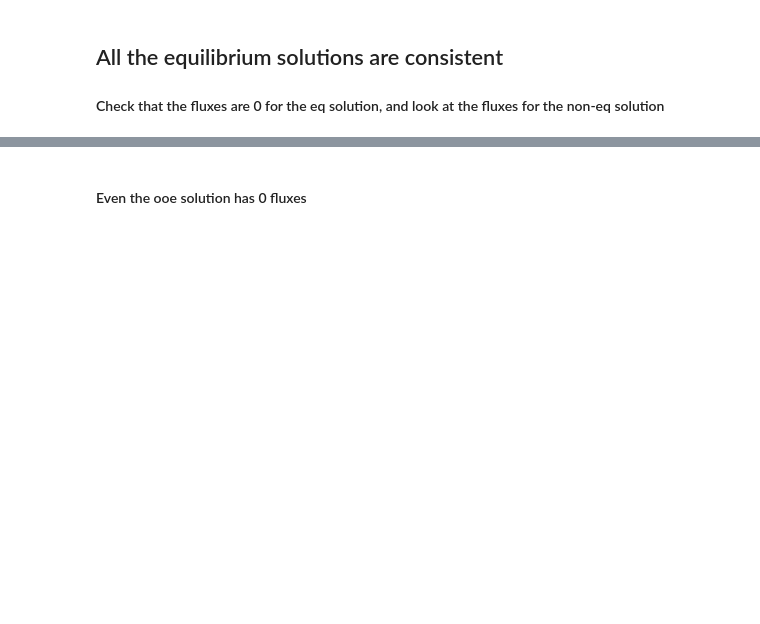
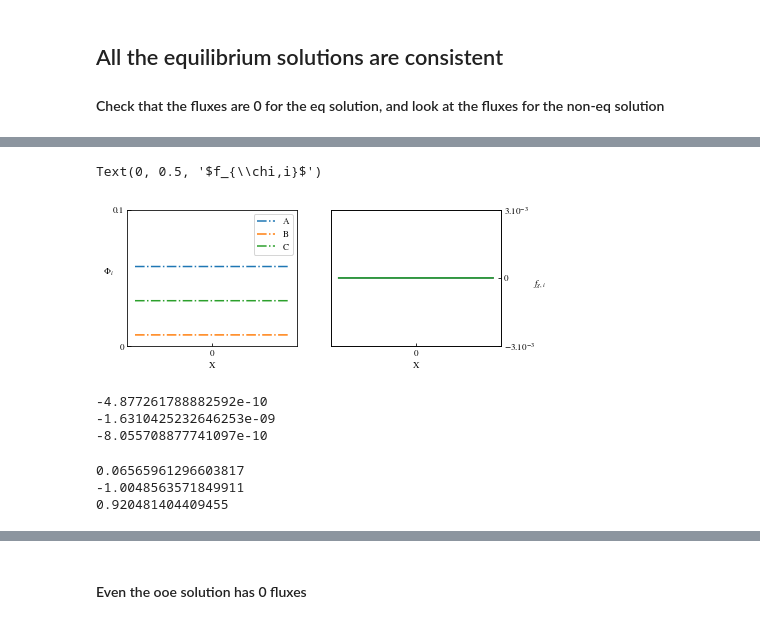
Before and after one commit to cachetdaspirine/active_phase_separation_small_computation, a Jupyter notebook: Simple_case_ooe_fluxs.ipynb, the cells around one changed output, grey strips where cells are left out. Drawn from its saved outputs; the diff is of its cells as text; code cells hidden in the pictures; blank space fills up the shorter version.

```diff
--- a/Simple_case_ooe_fluxs.ipynb
+++ b/Simple_case_ooe_fluxs.ipynb
@@ -161,0 +175,48 @@ for i in range(3):
+# %%
+fig,ax = plt.subplots(ncols=2,figsize=(2.*8.5/2.54,8.5/2.54/1.33))
+X = np.linspace(X0,Xf,n,endpoint=False)
+#ax2 = ax[0].twinx()
+ax[0].plot(X,rho_b_ooe,color = ColorCycle[0],linestyle='-.',label='A')
+#ax2.plot(X,Vb(X),color= ColorCycle[0],linewidth=0.8)
+ax[0].plot(X,rho_a_ooe,color = ColorCycle[1],linestyle='-.',label='B')
+#ax2.plot(X,Va(X),color= ColorCycle[1],linewidth=0.8)
+ax[0].plot(X,rho_c_ooe,color = ColorCycle[2],linestyle='-.',label='C')
+#ax2.plot(X,Vc(X),color= ColorCycle[2],linewidth=0.8)
+ax[0].set_xticks([0.])
+ax[0].set_yticks([0,0.1],['0','0.1'])
+#ax2.set_yticks([0.,1.,2.,3.])
+ax[0].set_xlabel('X')
+ax[0].set_ylabel(r'$\Phi_i$',rotation=0)
+#ax2.set_ylabel(r'$V_i(X)$',rotation=0)
+ax[0].legend()
+
+ax1 = ax[1].twinx()
+ax1.plot(X,A_ooe__diff_flux,label='A',color=ColorCycle[1])
+ax1.plot(X,B_ooe__diff_flux,label='B',color=ColorCycle[0])
+ax1.plot(X,C_ooe__diff_flux,label='C',color=ColorCycle[2])
+ax[1].set_yticks([])
+ax[1].set_xticks([0])
+ax[1].set_xlabel('X')
+ax1.set_yticks([-0.003,0.,0.003],[r'$-3.10^{-3}$','0',r'$3.10^{-3}$'])
+ax1.set_ylabel(r'$f_{\chi,i}$',rotation=0)
+
+#fig.savefig('/home/hcleroy/Dropbox/Apps/Overleaf/Synergia_Active_Phase_Sep/OOE_Fluxs.pdf',transparent=True,bbox_inches='tight')
+# %% [output]
+Text(0, 0.5, '$f_{\\chi,i}$')
+[figure, added]
+# %%
+print(np.sum(A_ooe__diff_flux))
+print(np.sum(B_ooe__diff_flux))
+print(np.sum(C_ooe__diff_flux))
+# %% [output]
+-4.877261788882592e-10
+-1.6310425232646253e-09
+-8.055708877741097e-10
+# %%
+print(np.sum(A_ooe__diff_flux))
+print(np.sum(B_ooe__diff_flux))
+print(np.sum(C_ooe__diff_flux))
+# %% [output]
+0.06565961296603817
+-1.0048563571849911
+0.920481404409455
```
Also changed, not shown: parts of 10 cells of this notebook, 3 other files.
